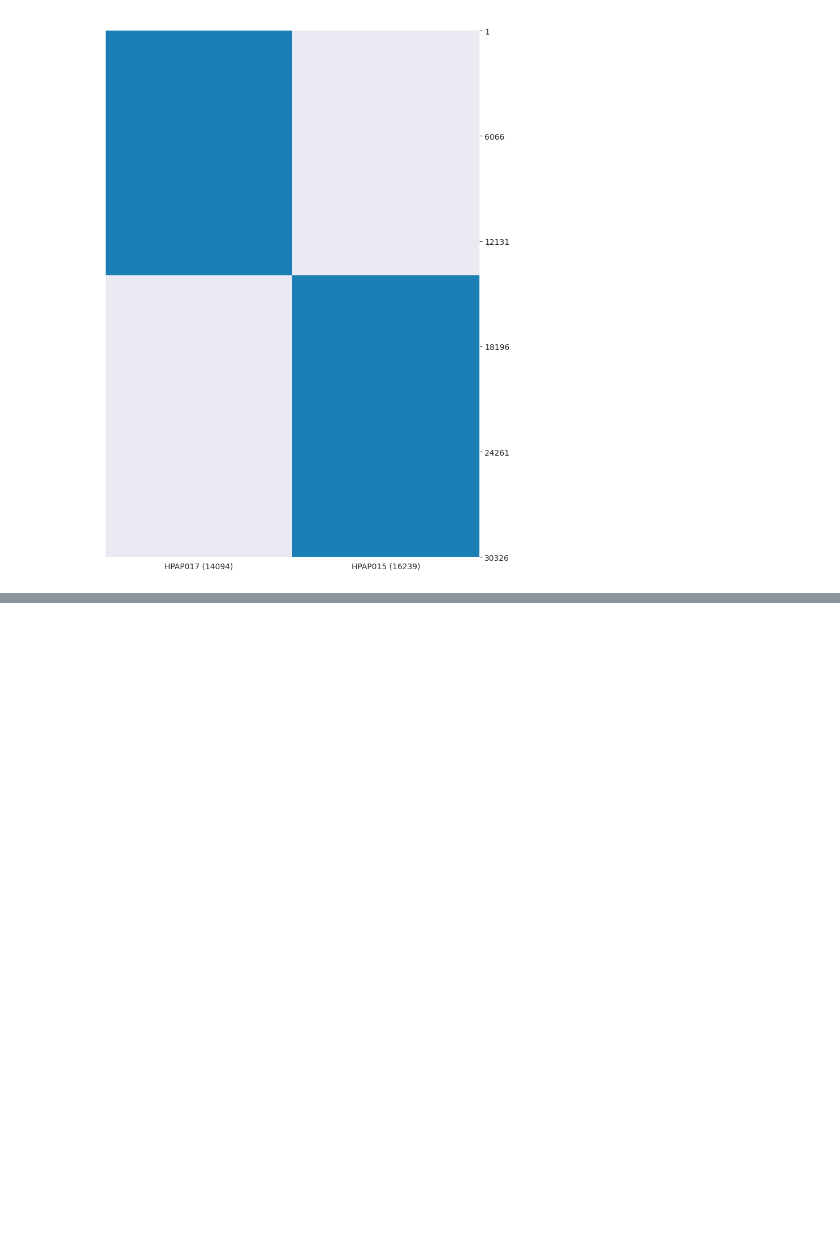
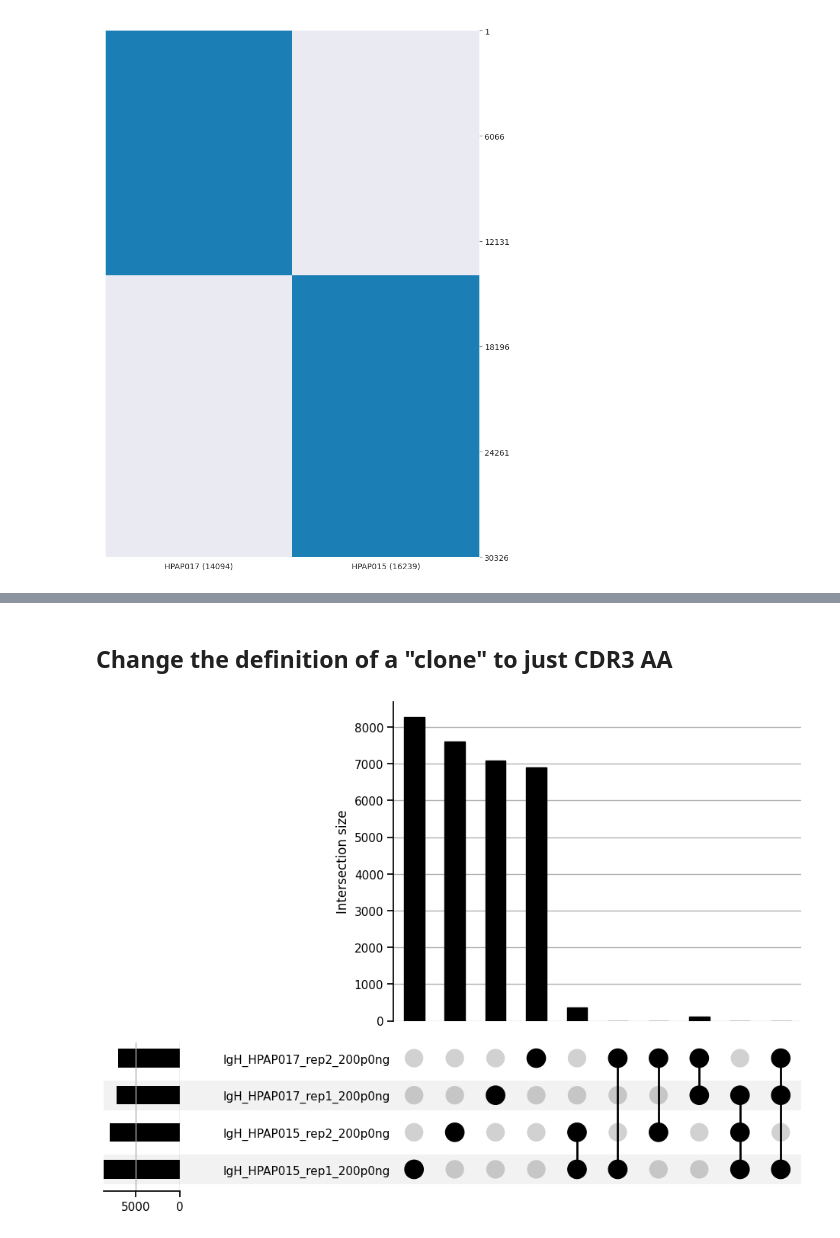
Before and after one commit to flutac/hicutils, a Jupyter notebook: docs/notebooks/plotting/overlap.ipynb, the cells around one changed output, grey strips where cells are left out. Cells and saved outputs as stored; diff of their text form; code cells hidden in the pictures; blank space fills up the shorter version.

```diff
--- a/docs/notebooks/plotting/overlap.ipynb
+++ b/docs/notebooks/plotting/overlap.ipynb
@@ -42,0 +61,6 @@ _ = hu.plots.plot_strings(df, 'subject', only_overlapping=False,
+# %% [markdown]
+## Change the definition of a "clone" to just CDR3 AA
+# %%
+_ = hu.plots.plot_upset(df, 'replicate_name', clone_features=['cdr3_aa'])
+# %% [output]
+[figure, added]
```
Also changed, not shown: parts of 8 cells of this notebook, 11 other files.
